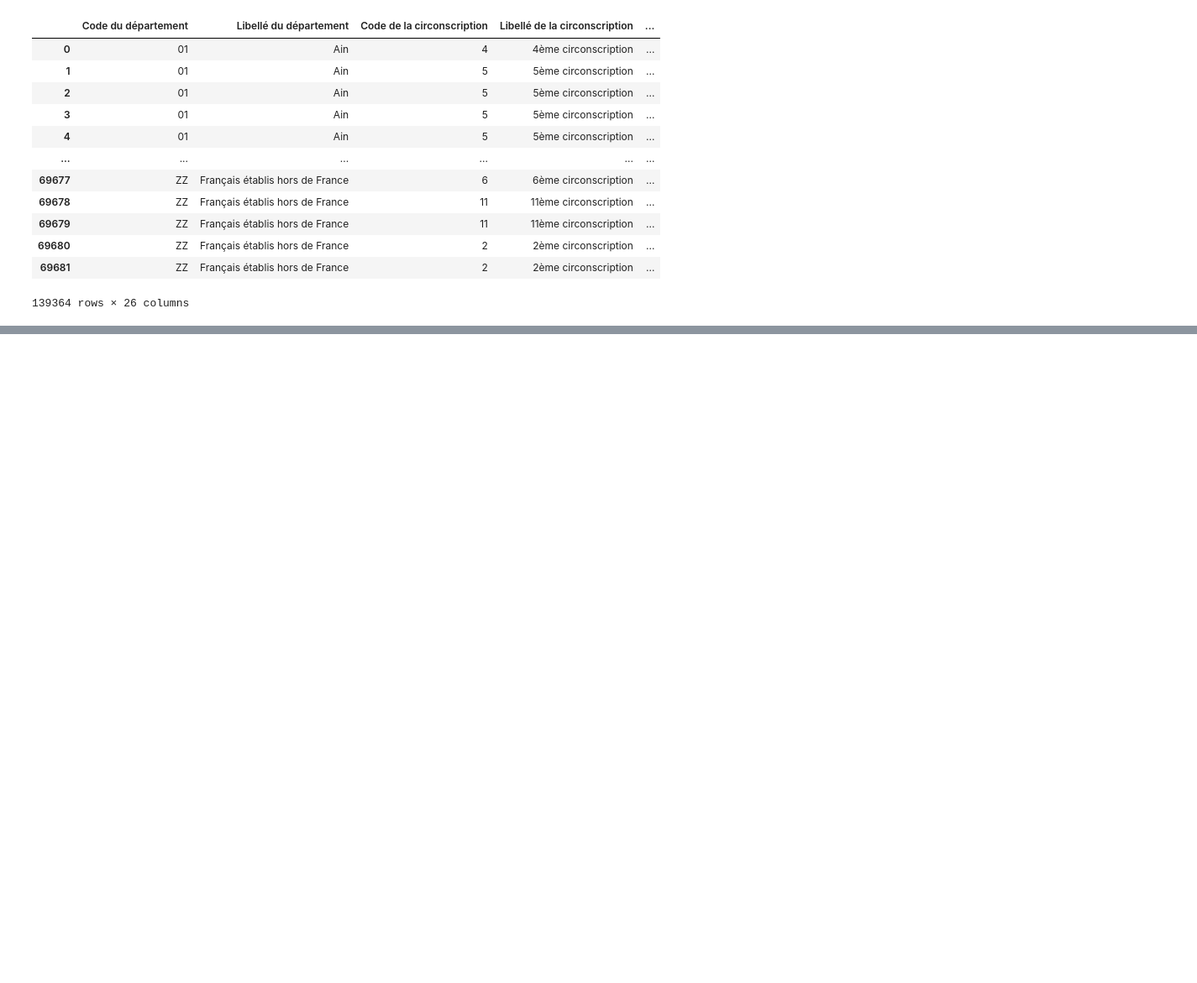
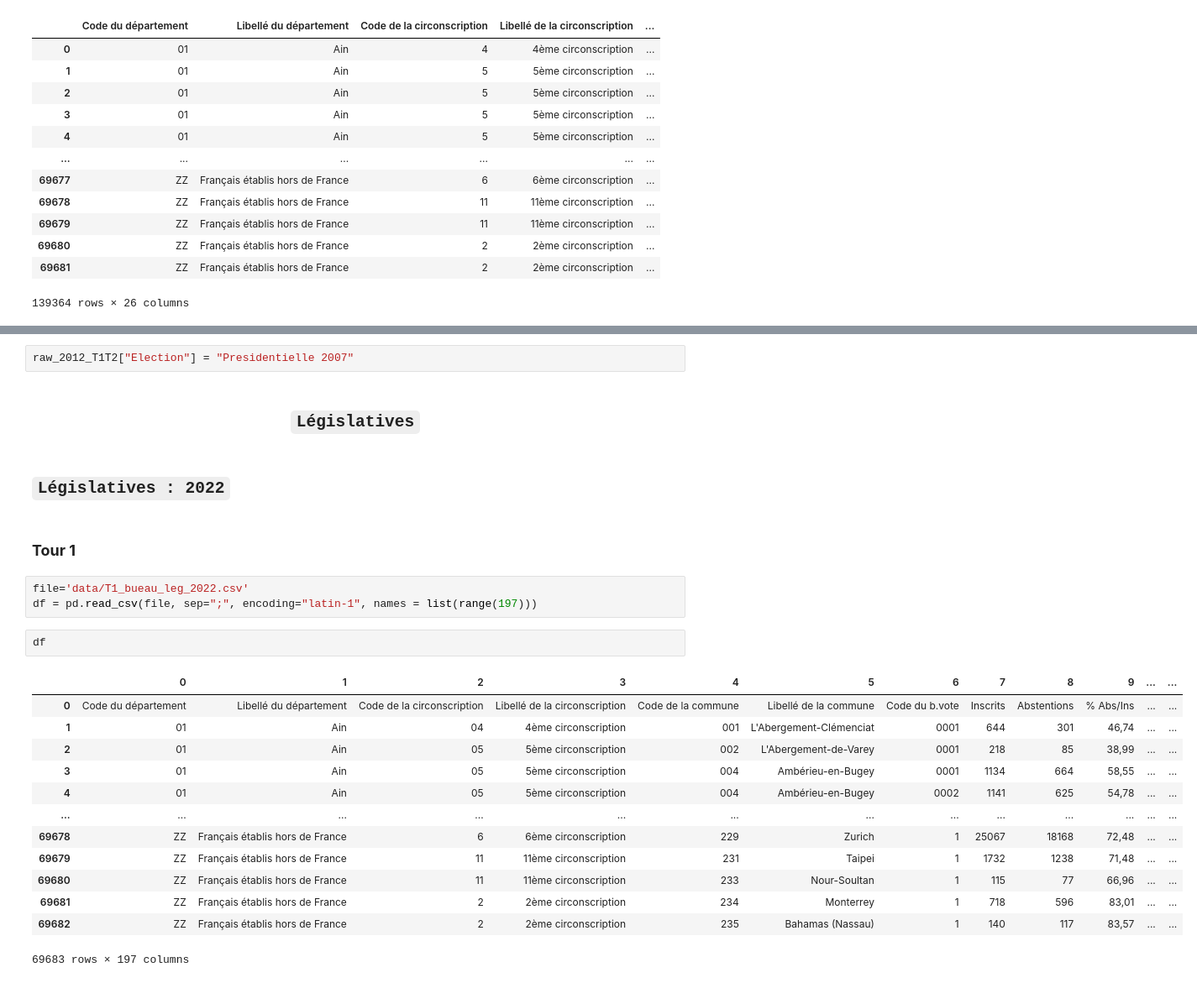
Before and after one commit to joevincentgaltie/donnees_electorales, a Jupyter notebook: notebook_principal.ipynb, the cells around one changed output, grey strips where cells are left out. Shown at 84% size. Saved outputs shown, nothing was run; the diff lists cells and outputs as text; blank space fills up the shorter version.

```diff
--- a/notebook_principal.ipynb
+++ b/notebook_principal.ipynb
@@ -111,0 +263,27 @@ raw_2017 = extract_data(df, df.shape[1])
+# %%
+raw_2012_T1T2["Election"] = "Presidentielle 2007"
+# %% [markdown]
+## <center> **`Législatives`**
+# %% [markdown]
+## **`Législatives : 2022`**
+# %% [markdown]
+### **Tour 1**
+# %%
+file='data/T1_bueau_leg_2022.csv'
+df = pd.read_csv(file, sep=";", encoding="latin-1", names = list(range(197)))
+# %%
+df
+# %% [output]
+|  | 0 | 1 | 2 | 3 | 4 | 5 | 6 | 7 | 8 | 9 | ... | ... |
+| 0 | Code du département | Libellé du département | Code de la circonscription | Libellé de la circonscription | Code de la commune | Libellé de la commune | Code du b.vote | Inscrits | Abstentions | % Abs/Ins | ... | ... |
+| 1 | 01 | Ain | 04 | 4ème circonscription | 001 | L'Abergement-Clémenciat | 0001 | 644 | 301 | 46,74 | ... | ... |
+| 2 | 01 | Ain | 05 | 5ème circonscription | 002 | L'Abergement-de-Varey | 0001 | 218 | 85 | 38,99 | ... | ... |
+| 3 | 01 | Ain | 05 | 5ème circonscription | 004 | Ambérieu-en-Bugey | 0001 | 1134 | 664 | 58,55 | ... | ... |
+| 4 | 01 | Ain | 05 | 5ème circonscription | 004 | Ambérieu-en-Bugey | 0002 | 1141 | 625 | 54,78 | ... | ... |
+| ... | ... | ... | ... | ... | ... | ... | ... | ... | ... | ... | ... | ... |
+| 69678 | ZZ | Français établis hors de France | 6 | 6ème circonscription | 229 | Zurich | 1 | 25067 | 18168 | 72,48 | ... | ... |
+| 69679 | ZZ | Français établis hors de France | 11 | 11ème circonscription | 231 | Taipei | 1 | 1732 | 1238 | 71,48 | ... | ... |
+| 69680 | ZZ | Français établis hors de France | 11 | 11ème circonscription | 233 | Nour-Soultan | 1 | 115 | 77 | 66,96 | ... | ... |
+| 69681 | ZZ | Français établis hors de France | 2 | 2ème circonscription | 234 | Monterrey | 1 | 718 | 596 | 83,01 | ... | ... |
+| 69682 | ZZ | Français établis hors de France | 2 | 2ème circonscription | 235 | Bahamas (Nassau) | 1 | 140 | 117 | 83,57 | ... | ... |
+69683 rows × 197 columns
```
Also changed, not shown: parts of 93 cells of this notebook.
